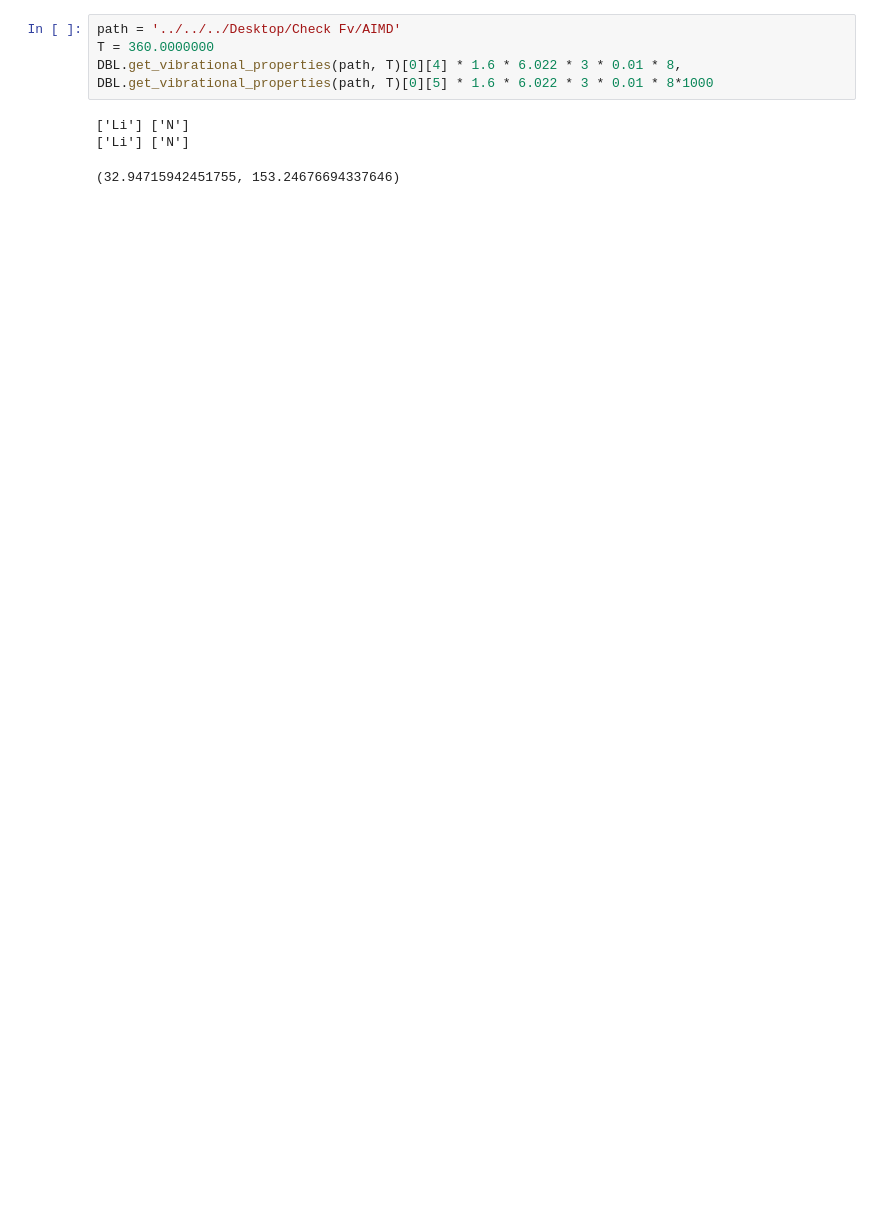
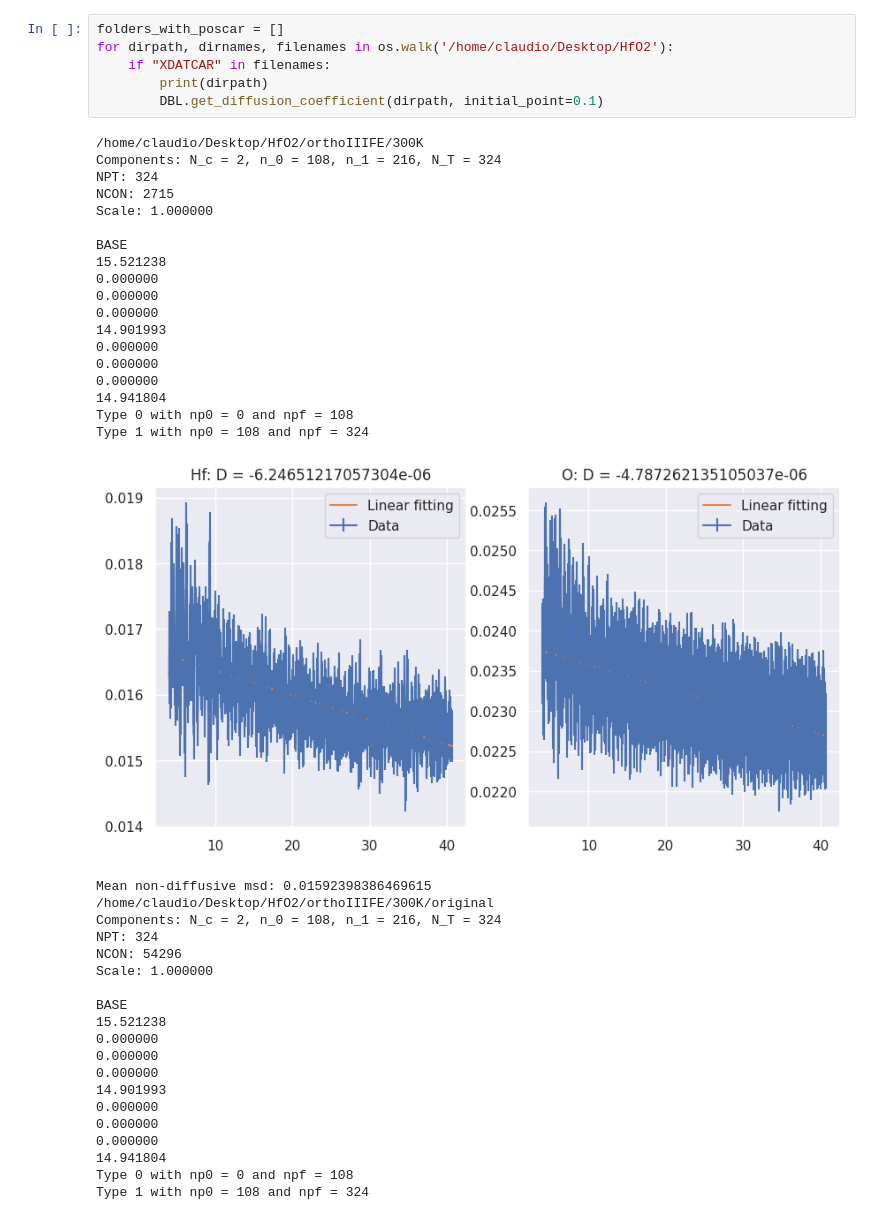
Before and after one commit to CibranLopez/Database, a Jupyter notebook: Incorporate_data.ipynb, the cells around one changed output. Saved outputs shown, nothing was run; the diff lists cells and outputs as text; blank space fills up the shorter version.

```diff
--- a/Incorporate_data.ipynb
+++ b/Incorporate_data.ipynb
@@ -95,8 +9,45 @@ _Ce_Gd
-# %%
-path = '../../../Desktop/Check Fv/AIMD'
-T = 360.0000000
-DBL.get_vibrational_properties(path, T)[0][4] * 1.6 * 6.022 * 3 * 0.01 * 8, DBL.get_vibrational_properties(path, T)[0][5] * 1.6 * 6.022 * 3 * 0.01 * 8*1000
-# %% [output]
-['Li'] ['N']
-['Li'] ['N']
-(32.94715942451755, 153.24676694337646)
+# %%
+folders_with_poscar = []
+for dirpath, dirnames, filenames in os.walk('/home/claudio/Desktop/HfO2'):
+    if "XDATCAR" in filenames:
+        print(dirpath)
+        DBL.get_diffusion_coefficient(dirpath, initial_point=0.1)
+# %% [output]
+/home/claudio/Desktop/HfO2/orthoIIIFE/300K
+Components: N_c = 2, n_0 = 108, n_1 = 216, N_T = 324
+NPT: 324
+NCON: 2715
+Scale: 1.000000
+
+BASE
+15.521238
+0.000000
+0.000000
+0.000000
+14.901993
+0.000000
+0.000000
+0.000000
+14.941804
+Type 0 with np0 = 0 and npf = 108
+Type 1 with np0 = 108 and npf = 324
+[figure, added]
+Mean non-diffusive msd: 0.01592398386469615
+/home/claudio/Desktop/HfO2/orthoIIIFE/300K/original
+Components: N_c = 2, n_0 = 108, n_1 = 216, N_T = 324
+NPT: 324
+NCON: 54296
+Scale: 1.000000
+
+BASE
+15.521238
+0.000000
+0.000000
+0.000000
+14.901993
+0.000000
+0.000000
+0.000000
+14.941804
+Type 0 with np0 = 0 and npf = 108
+Type 1 with np0 = 108 and npf = 324
```
Also changed, not shown: parts of 4 cells of this notebook, 4 other files.
